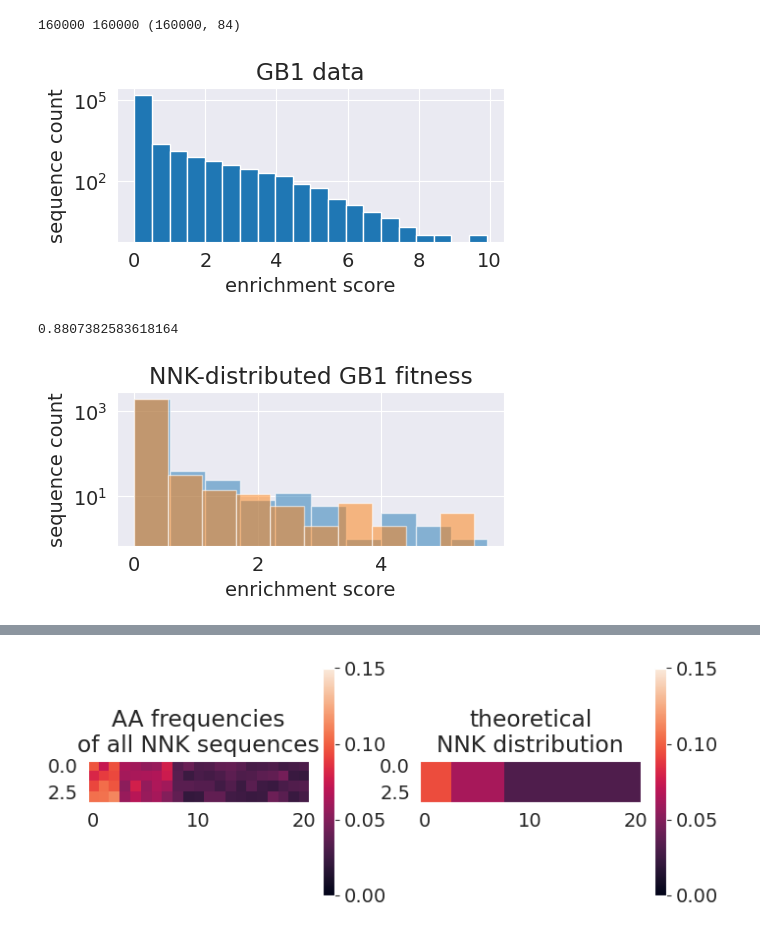
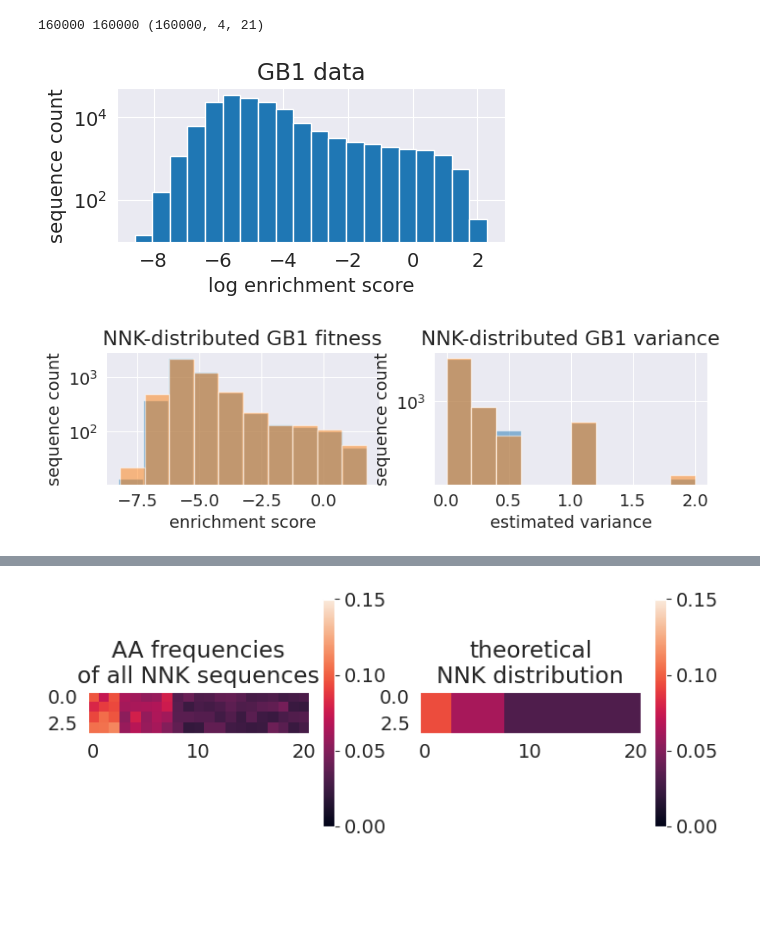
Before and after one commit to clarafy/design-algorithm-selection, a Jupyter notebook: notebooks/gb1-022023.ipynb, the cells around one changed output, grey strips where cells are left out. Drawn from its saved outputs; the diff is of its cells as text; code cells hidden in the pictures; blank space fills up the shorter version.

```diff
--- a/notebooks/gb1-022023.ipynb
+++ b/notebooks/gb1-022023.ipynb
@@ -37,44 +78,48 @@ To enable the following instructions: AVX2 AVX512F FMA, in other operations, reb
 # %%
-df = pd.read_csv('../data/elife-16965-supp1-v4.csv')
-seq_n = list(df['Variants'].str.lower())  # TODO: get rid of gap character
-y_n = df['Fitness'].to_numpy()
-seq2y = {seq: y for seq, y in zip(seq_n, y_n)}
+# df = pd.read_csv('../data/elife-16965-supp1-v4.csv')
+df = pd.read_csv('../data/gb1-with-variance.csv')
+seq_n = list(df['Variants'].str.lower())
+y_n = df['log_fitness'].to_numpy()
+var_n = df['estimated_variance'].to_numpy()
+seq2yvar = {seq: [y, var] for seq, y, var in zip(seq_n, y_n, var_n)}
 ohe_nxla = np.stack([utils.str2onehot(seq, aav.AA).flatten() for seq in seq_n])
-ohe_nxlxa = np.stack([utils.str2onehot(seq, aav.AA) for seq in seq2y.keys()])
-print(len(seq_n), y_n.size, ohe_nxla.shape)
+ohe_nxlxa = np.stack([utils.str2onehot(seq, aav.AA) for seq in seq_n])
+print(len(seq_n), y_n.size, ohe_nxlxa.shape)
 
 plt.figure(figsize=(5, 2))
 plt.hist(y_n, bins=20, log=True);
-plt.xlabel('enrichment score');
+plt.xlabel('log enrichment score');
 plt.ylabel('sequence count');
 plt.title('GB1 data');
 # %% [output]
-160000 160000 (160000, 84)
+160000 160000 (160000, 4, 21)
-[figure, old version]
+[figure, new version]
-# %%
-p_n = np.exp(aav.get_loglikelihood(ohe_nxlxa, aav.LOG_PAA_NNK_LXA))
-print(np.sum(p_n))
-# %% [output]
-0.8807382583618164
 # %%
 # generate NNK training and test data
 reload(aav)
-n_train = 2000
+n_train = 5000
 _, nnkohe_nxla, nnkseq_n = aav.sample_ohe_from_nuc_distribution(aav.PNUC_NNK_LXA, 2 * n_train)
-ynnk_n = np.array([seq2y[seq] for seq in nnkseq_n])
+ynnk_nx2 = np.array([seq2yvar[seq] for seq in nnkseq_n])
 
 trainohe_nxla, testohe_nxla = nnkohe_nxla[: n_train], nnkohe_nxla[n_train :]
-ytrain_n, ytest_n = ynnk_n[: n_train], ynnk_n[n_train :]
+ytrain_nx2, ytest_nx2 = ynnk_nx2[: n_train], ynnk_nx2[n_train :]
 
-plt.figure(figsize=(5, 2))
-plt.hist(ytrain_n, alpha=0.5, log=True);
-plt.hist(ytest_n, alpha=0.5, log=True);
-
+plt.figure(figsize=(9, 2))
+plt.subplot(121)
+plt.hist(ytrain_nx2[:, 0], alpha=0.5, log=True);
+plt.hist(ytest_nx2[:, 0], alpha=0.5, log=True);
 plt.xlabel('enrichment score');
 plt.ylabel('sequence count');
 plt.title('NNK-distributed GB1 fitness');
+
+plt.subplot(122)
+plt.hist(ytrain_nx2[:, 1], alpha=0.5, log=True);
+plt.hist(ytest_nx2[:, 1], alpha=0.5, log=True);
+plt.xlabel('estimated variance');
+plt.ylabel('sequence count');
+plt.title('NNK-distributed GB1 variance');
 # %% [output]
-[figure, old version]
+[figure, new version]
 # %%
 # train NN model
 reload(aav)
```
Also changed, not shown: parts of 18 cells of this notebook, 3 other files.
